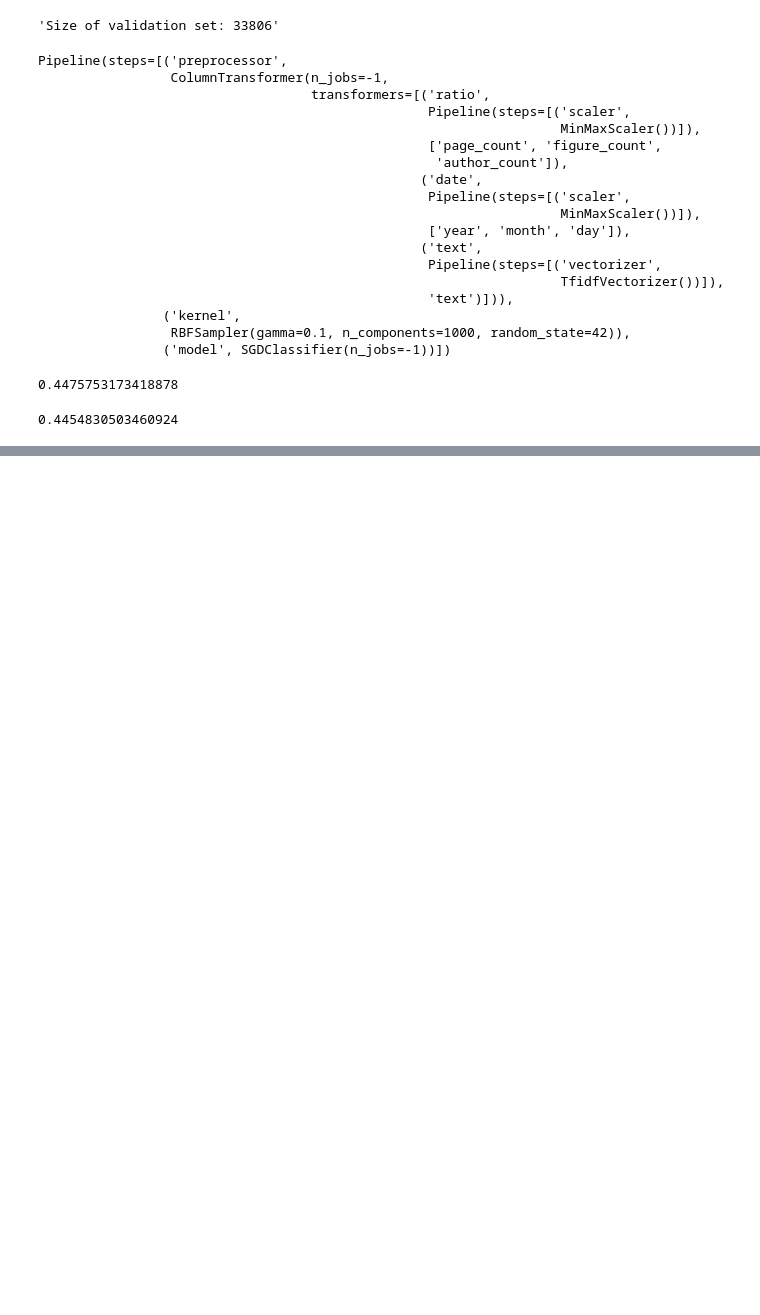
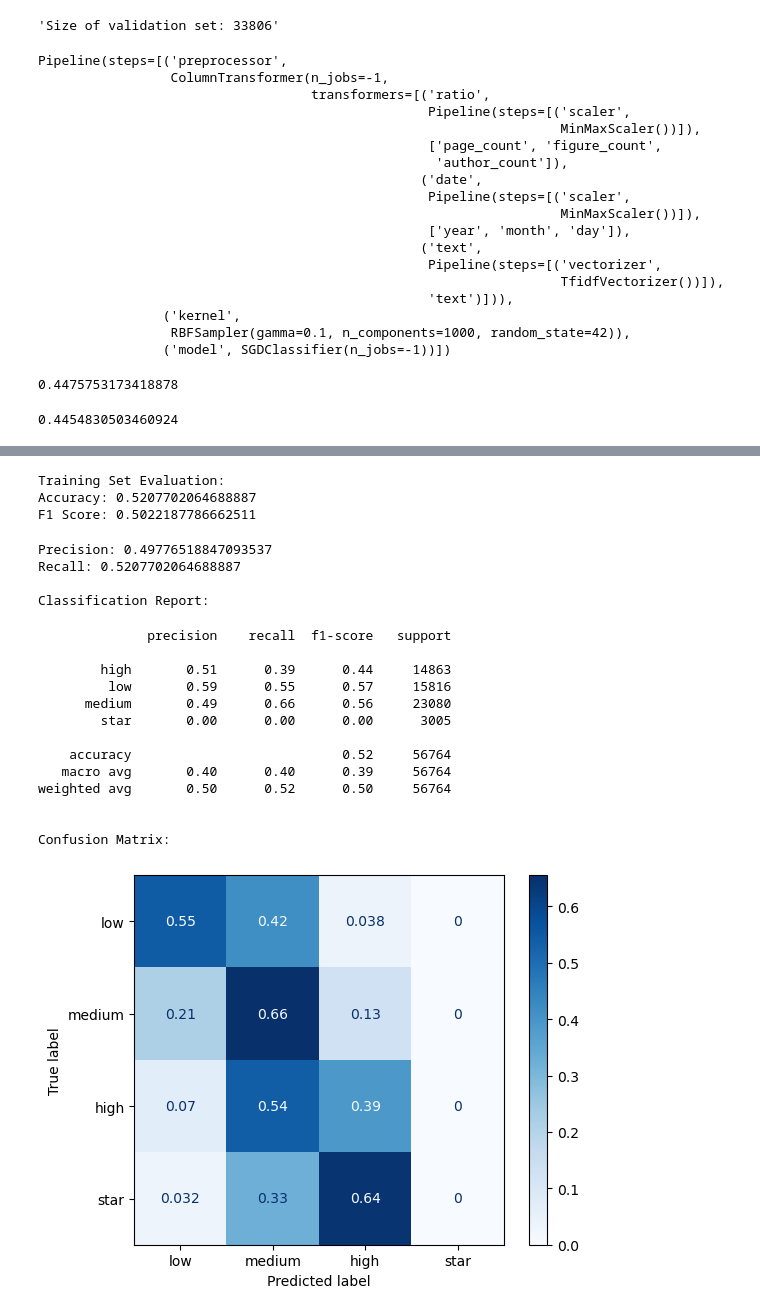
Before and after one commit to Grutschus/uu-data-mining-project, a Jupyter notebook: exploration_modeling.ipynb, the cells around one changed output, grey strips where cells are left out. Saved outputs shown, nothing was run; the diff lists cells and outputs as text; code cells hidden in the pictures; blank space fills up the shorter version.

```diff
--- a/exploration_modeling.ipynb
+++ b/exploration_modeling.ipynb
@@ -753,0 +996,41 @@ dim_red_pipeline = Pipeline([
+# %%
+# Predict the class labels for the training set
+test_df = pd.read_parquet("dataset/test.parquet")
+test_pred = best_model.predict(test_df)
+
+# Evaluate the model on the training set
+print("Test Set Evaluation:")
+print("Accuracy:", accuracy_score(test_df["citation_bucket"], test_pred))
+print("F1 Score:", f1_score(test_df["citation_bucket"], test_pred, average="weighted"))
+print("Precision:", precision_score(test_df["citation_bucket"], test_pred, average="weighted"))
+print("Recall:", recall_score(test_df["citation_bucket"], test_pred, average="weighted"))
+print("\nClassification Report:")
+print(classification_report(test_df["citation_bucket"], test_pred))
+print("\nConfusion Matrix:")
+labels = ["low", "medium", "high", "star"]
+cm = confusion_matrix(test_df["citation_bucket"], test_pred, normalize='true', labels=labels)
+dsp = ConfusionMatrixDisplay(cm, display_labels=labels)
+dsp.plot(cmap=plt.cm.Blues)
+plt.show()
+# %% [output]
+Training Set Evaluation:
+Accuracy: 0.5207702064688887
+F1 Score: 0.5022187786662511
+Precision: 0.49776518847093537
+Recall: 0.5207702064688887
+
+Classification Report:
+              precision    recall  f1-score   support
+
+        high       0.51      0.39      0.44     14863
+         low       0.59      0.55      0.57     15816
+      medium       0.49      0.66      0.56     23080
+        star       0.00      0.00      0.00      3005
+
+    accuracy                           0.52     56764
+   macro avg       0.40      0.40      0.39     56764
+weighted avg       0.50      0.52      0.50     56764
+
+
+Confusion Matrix:
+[figure, added]
```
Also changed, not shown: parts of 20 cells of this notebook.
